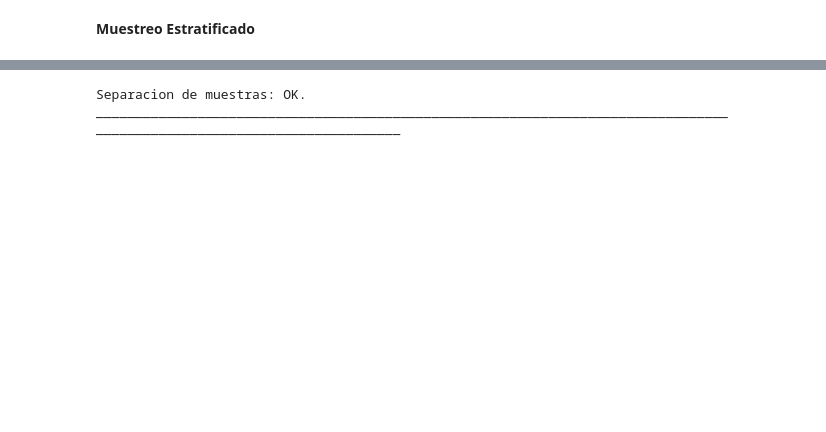
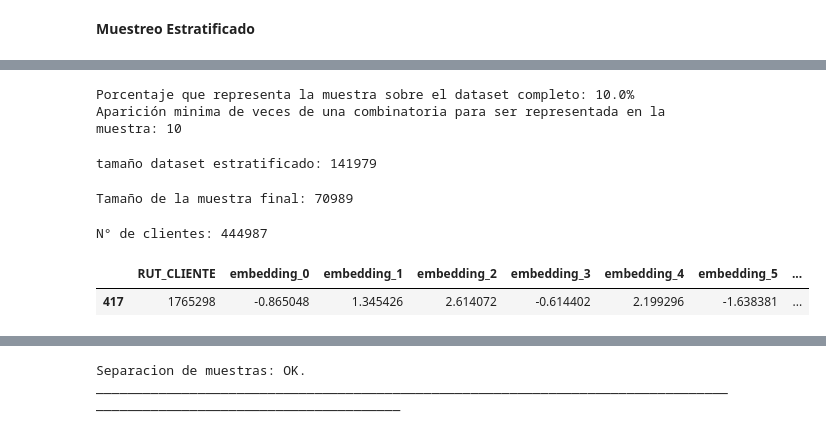
Before and after one commit to brauliomorgado/Cross-Selling-ML-Supervised, a Jupyter notebook: Prueba_Embbeding_final.ipynb, the cells around one changed output, grey strips where cells are left out. Drawn from its saved outputs; the diff is of its cells as text; code cells hidden in the pictures; blank space fills up the shorter version.

```diff
--- a/Prueba_Embbeding_final.ipynb
+++ b/Prueba_Embbeding_final.ipynb
@@ -233,0 +88,57 @@ len(pipeline_bm.dataset)
+# %%
+caracteristicas=pd.read_csv('../SR_CARACTERISTICAS.CSV',sep=';')
+df=df.merge(caracteristicas, how='left', on='RUT_CLIENTE')
+df['EDAD'].replace(-1, np.nan,inplace=True)
+# %%
+min = df['EDAD'].min()
+max = df['EDAD'].max()
+tramos_edad = np.linspace(min, max, num=10)
+
+df['EDAD_TRAMOS'] = pd.cut(df['EDAD'], bins=tramos_edad, include_lowest=True).astype(str)
+
+# Específicamente asignar un tramo para NaN
+df.loc[df['EDAD'].isna(), 'EDAD_TRAMOS'] = 'DESCONOCIDA'
+# %%
+n_muestra=len(df)*0.1 #TAMAÑO ESPERADO para determinar minimo de casos que debe haber en la categoría menos frecuente
+proporcion=(n_muestra/len(df))*100
+print( 'Porcentaje que representa la muestra sobre el dataset completo: '+ str(round(proporcion,2)) + '%')
+freq_min=100/proporcion
+print('Aparición minima de veces de una combinatoria para ser representada en la muestra: ' +str(int(freq_min)))
+# %% [output]
+Porcentaje que representa la muestra sobre el dataset completo: 10.0%
+Aparición minima de veces de una combinatoria para ser representada en la muestra: 10
+# %%
+#Identificar indices de casos con muy baja ocurrencia
+conteos = df.groupby(['GENERO', 'GSE', 'EDAD_TRAMOS','CODIGO_PRODUCTO']).size()
+# Filtrar las combinaciones con menos de "freq_min" apariciones
+conteos_filtrados = conteos[conteos >= freq_min]
+# Filtrar el DataFrame original para mantener solo las filas con combinaciones frecuentes
+df_filtered = df[df.set_index(['GENERO', 'GSE', 'EDAD_TRAMOS','CODIGO_PRODUCTO']).index.isin(conteos_filtrados.index)].reset_index(drop=True)
+print('tamaño dataset estratificado: '+str(len(df_filtered)))
+# %% [output]
+tamaño dataset estratificado: 141979
+# %%
+n_muestra=len(df_filtered)*0.5 #TAMAÑO EFECTIVO de la muestra sobre el dataset filtrado
+porc_muestra=n_muestra/len(df_filtered) #porcentual
+tamaño_muestra = porc_muestra #porcentual
+test_size=1-tamaño_muestra ##porcentual
+df_estratificado, _ = train_test_split(df_filtered, test_size=test_size, stratify=df_filtered[['GENERO', 'GSE', 'EDAD_TRAMOS','CODIGO_PRODUCTO']])
+
+df=df_estratificado
+print('Tamaño de la muestra final: '+ str(len(df)))
+# %% [output]
+Tamaño de la muestra final: 70989
+# %%
+#DATASET NIVEL CLIENTE CON RESPECTIVO EMBEDDING
+df_cli_embedd = pd.DataFrame.from_dict(client_embeddings, orient='index')
+df_cli_embedd.reset_index(inplace=True)
+df_cli_embedd.columns = ['RUT_CLIENTE'] + [f'embedding_{i}' for i in range(model.vector_size)]
+print('N° de clientes: '+str(len(df_cli_embedd)))
+
+#CONSIDERAR SOLO CLIENTES DEL MUESTREO ESTRATIFICADO
+df_cli_embedd=df_cli_embedd[df_cli_embedd.RUT_CLIENTE.isin(df.RUT_CLIENTE.unique())]
+df_cli_embedd.head(1)
+# %% [output]
+N° de clientes: 444987
+|  | RUT_CLIENTE | embedding_0 | embedding_1 | embedding_2 | embedding_3 | embedding_4 | embedding_5 | ... |
+| 417 | 1765298 | -0.865048 | 1.345426 | 2.614072 | -0.614402 | 2.199296 | -1.638381 | ... |
```
Also changed, not shown: parts of 63 cells of this notebook, 2 other files.
